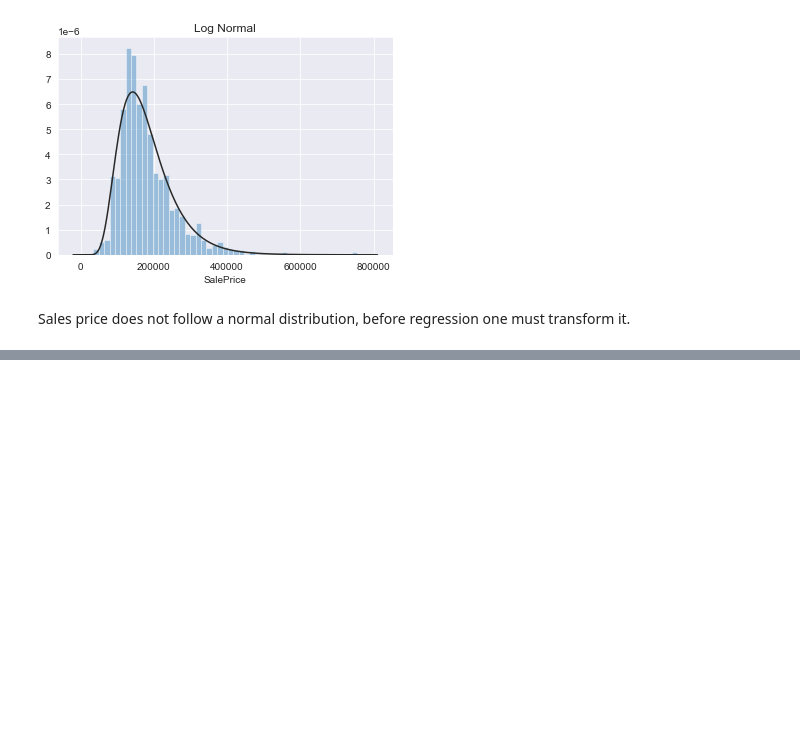
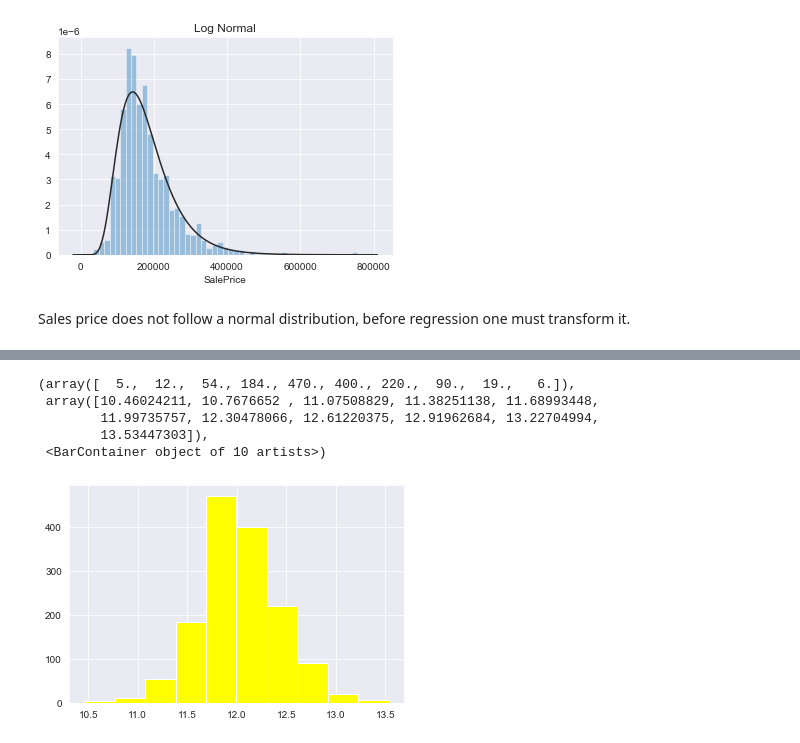
Before and after one commit to KamiLimu1/Data_Science2022, a Jupyter notebook: TutorialOnExplanatoryDataAnalysis.ipynb, the cells around one changed output, grey strips where cells are left out. Cells and saved outputs as stored; diff of their text form; code cells hidden in the pictures; blank space fills up the shorter version.

```diff
--- a/TutorialOnExplanatoryDataAnalysis.ipynb
+++ b/TutorialOnExplanatoryDataAnalysis.ipynb
@@ -136,0 +154,11 @@ Sales price does not follow a normal distribution, before regression one must tr
+# %%
+target = np.log(train['SalePrice'])
+target.skew()
+plt.hist(target, color='yellow')
+# %% [output]
+(array([  5.,  12.,  54., 184., 470., 400., 220.,  90.,  19.,   6.]),
+ array([10.46024211, 10.7676652 , 11.07508829, 11.38251138, 11.68993448,
+        11.99735757, 12.30478066, 12.61220375, 12.91962684, 13.22704994,
+        13.53447303]),
+ <BarContainer object of 10 artists>)
+[figure, added]
```
Also changed, not shown: parts of 3 cells of this notebook.
